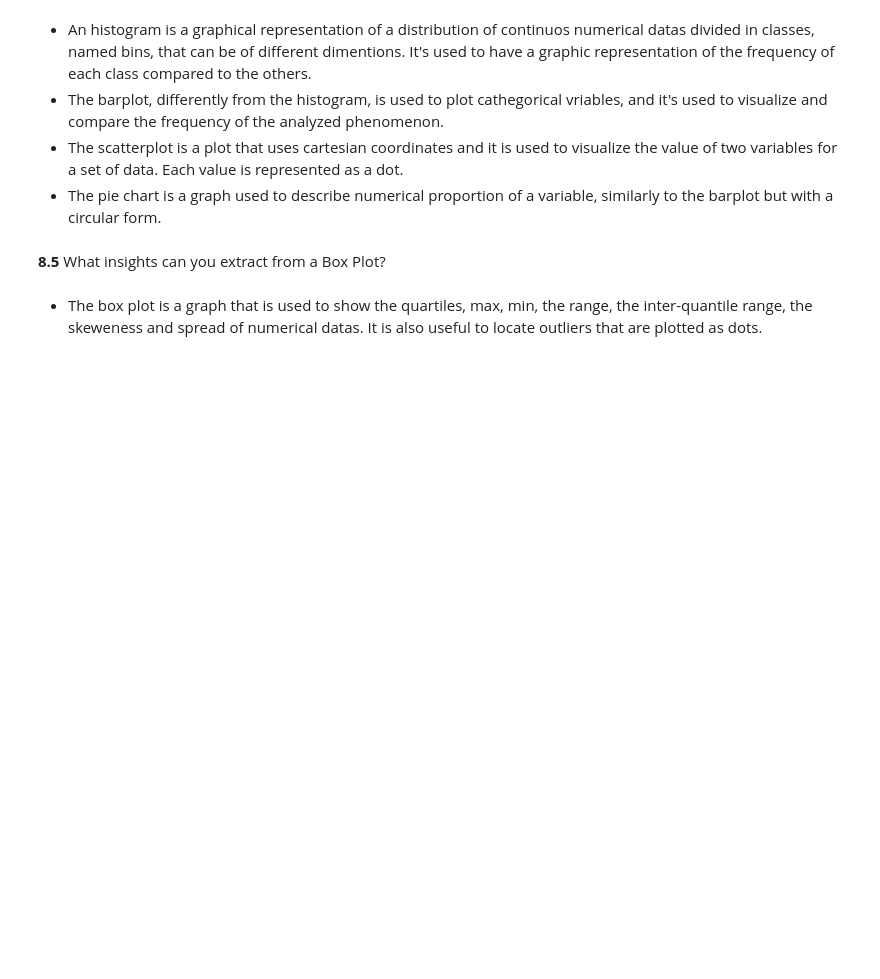
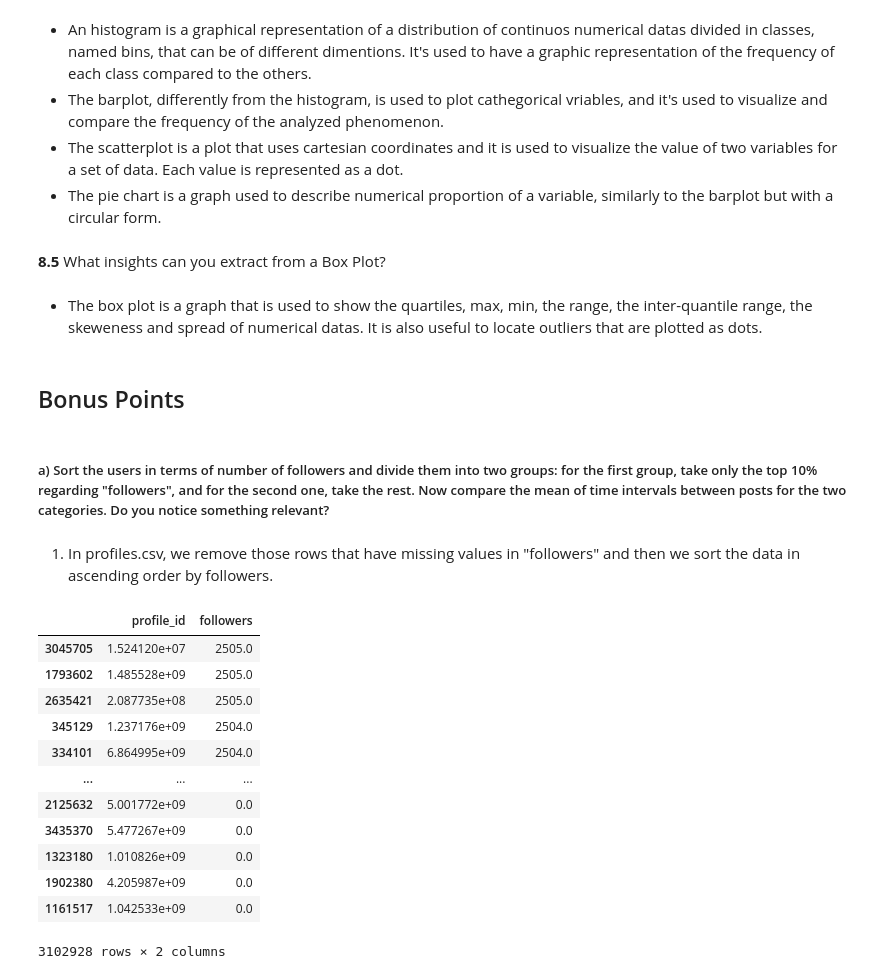
Before and after one commit to Iadiserniag/ADM-HW2, a Jupyter notebook: RQ12345678.ipynb, the cells around one changed output. Drawn from its saved outputs; the diff is of its cells as text; code cells hidden in the pictures; blank space fills up the shorter version.

```diff
--- a/RQ12345678.ipynb
+++ b/RQ12345678.ipynb
@@ -1535,3 +1535,7 @@ Name: followers, dtype: object
 <b>8.5</b> What insights can you extract from a Box Plot?
 # %% [markdown]
 * The box plot is a graph that is used to show the quartiles, max, min, the range, the inter-quantile range, the skeweness and spread of numerical datas. It is also useful to locate outliers that are plotted as dots.
+# %% [markdown]
+## Bonus Points
+# %% [markdown]
+##### a) Sort the users in terms of number of followers and divide them into two groups: for the first group, take only the top 10% regarding "followers", and for the second one, take the rest. Now compare the mean of time intervals between posts for the two categories. Do you notice something relevant?
@@ -1537,0 +1550,19 @@ Name: followers, dtype: object
+# %% [markdown]
+1. In profiles.csv, we remove those rows that have missing values in "followers" and then we sort the data in ascending order by followers.
+# %%
+data_profiles = data_profiles.dropna()
+sorted_profiles = data_profiles.sort_values(by = "followers",ascending = False)
+# %% [output]
+|  | profile_id | followers |
+| 3045705 | 1.524120e+07 | 2505.0 |
+| 1793602 | 1.485528e+09 | 2505.0 |
+| 2635421 | 2.087735e+08 | 2505.0 |
+| 345129 | 1.237176e+09 | 2504.0 |
+| 334101 | 6.864995e+09 | 2504.0 |
+| ... | ... | ... |
+| 2125632 | 5.001772e+09 | 0.0 |
+| 3435370 | 5.477267e+09 | 0.0 |
+| 1323180 | 1.010826e+09 | 0.0 |
+| 1902380 | 4.205987e+09 | 0.0 |
+| 1161517 | 1.042533e+09 | 0.0 |
+3102928 rows × 2 columns
```
Also changed, not shown: parts of 17 cells of this notebook.
